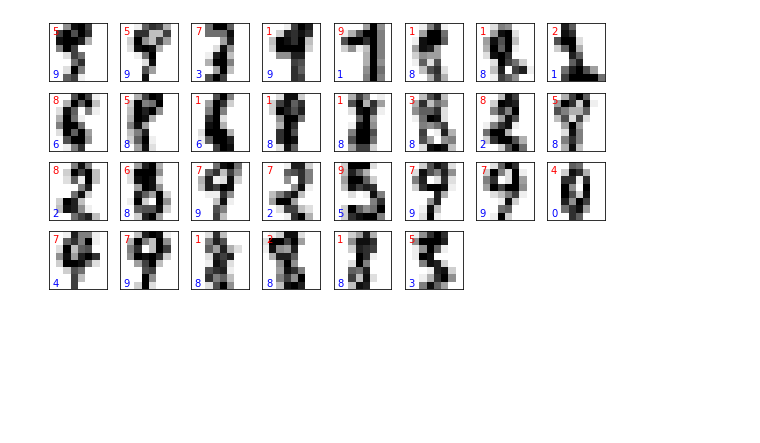
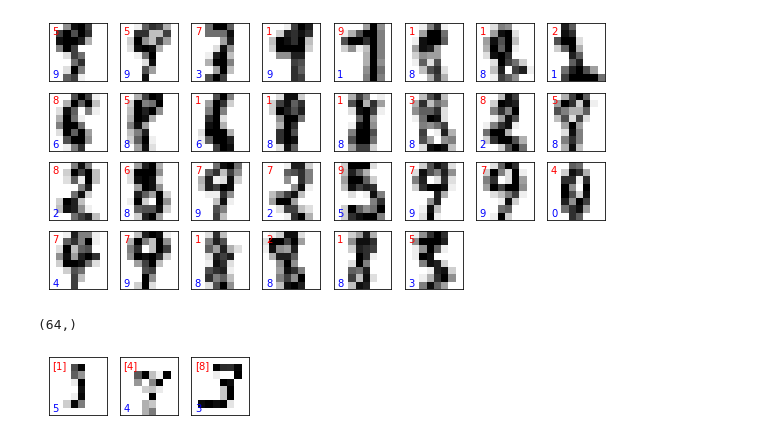
Before and after one commit to s4kh4rov/BMIL, a Jupyter notebook: lab4.ipynb, the cells around one changed output. Saved outputs shown, nothing was run; the diff lists cells and outputs as text; code cells hidden in the pictures; blank space fills up the shorter version.

```diff
--- a/lab4.ipynb
+++ b/lab4.ipynb
@@ -82,3 +82,32 @@ for i in range(N_test):
         plt.text(0, 1, str(yi_test_pred[i]), color = 'r')
 # %% [output]
 [figure]
+# %%
+X_test[0].shape
+# %% [output]
+(64,)
+# %%
+import matplotlib.pyplot as plt
+import cv2
+from PIL import Image
+from tensorflow.keras.preprocessing import image
+import numpy as np
+filenames = ('/content/drive/MyDrive/lab1/5.png','/content/drive/MyDrive/lab1/4.png','/content/drive/MyDrive/lab1/3.png')
+labels = (5,4,3)
+i=1
+plt.figure(figsize = (10, 10)) # Размер окна в дюймах
+i_subplot = 1
+for i in range(len(filenames)):
+  digit = image.load_img(filenames[i],target_size=(8,8),color_mode="grayscale")
+  digit = image.img_to_array(digit)
+  digit = np.array([digit])
+  yi_test_pred = model.predict(digit.reshape(1,8*8))
+  plt.subplot(8, 8, i_subplot)
+  i_subplot += 1
+  plt.xticks([])
+  plt.yticks([])
+  plt.imshow(np.reshape(digit, (8, 8)), cmap = plt.cm.binary)
+  plt.text(0, 7, str(labels[i]),    color = 'b')
+  plt.text(0, 1, str(yi_test_pred), color = 'r')
+# %% [output]
+[figure, added]
```
